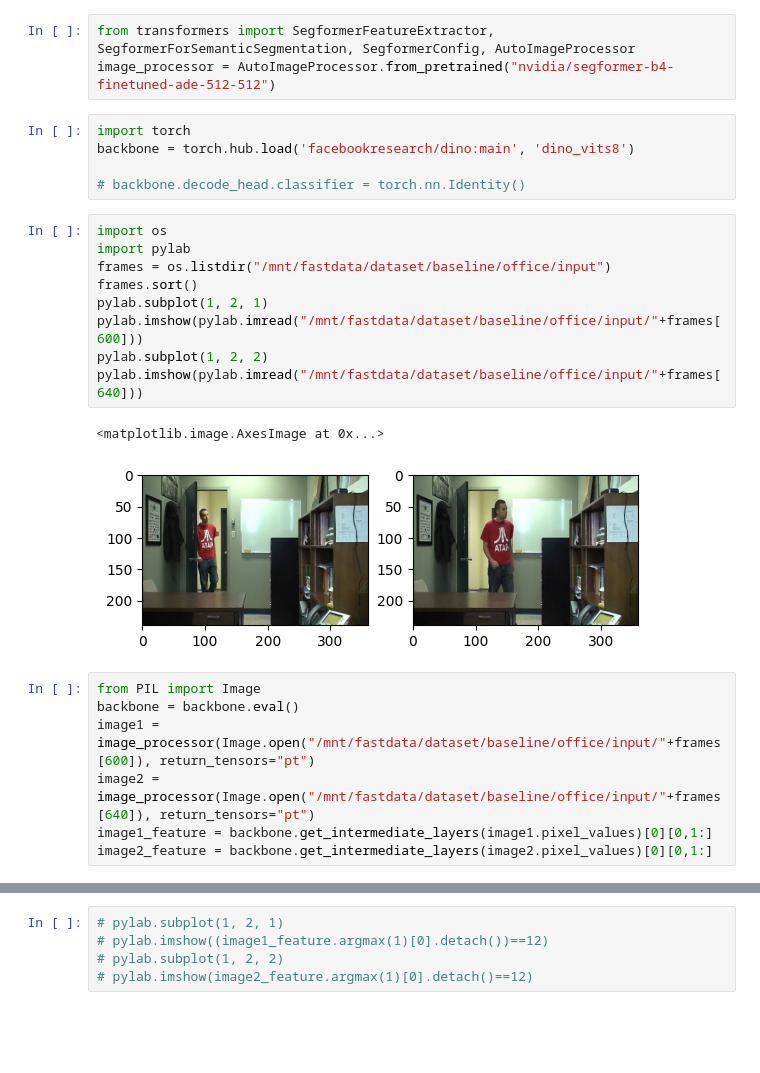
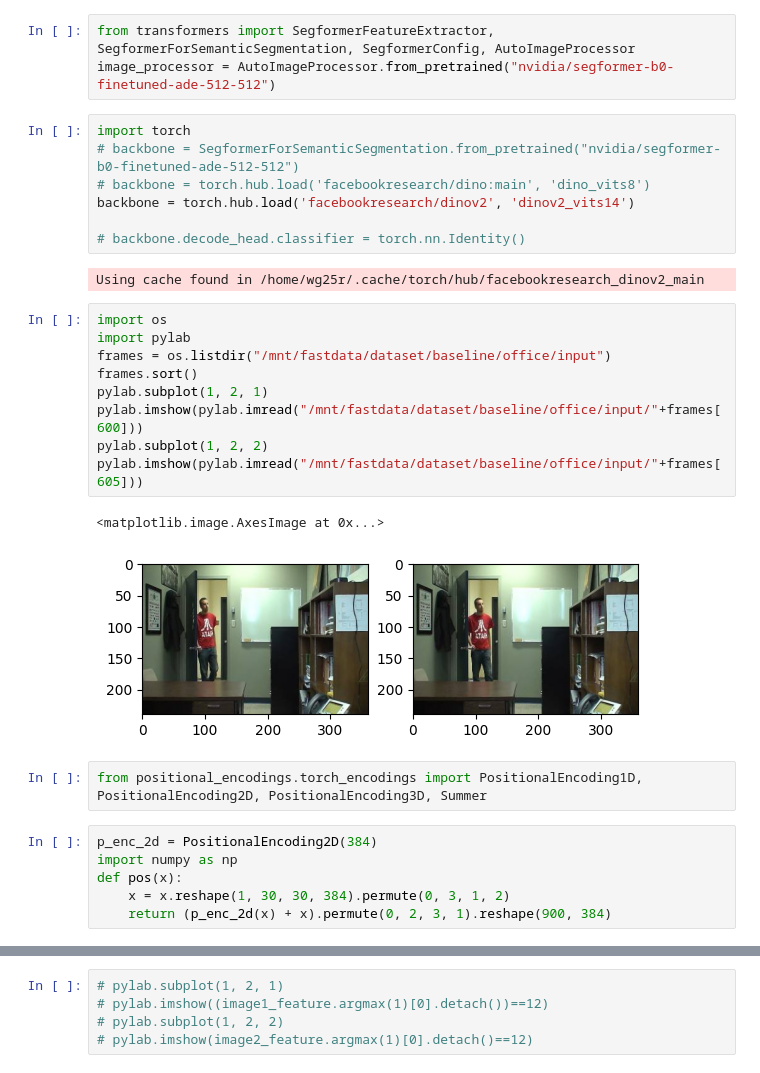
Before and after one commit to weathon/remeow, a Jupyter notebook: flow.ipynb, the cells around one changed output, grey strips where cells are left out. Saved outputs shown, nothing was run; the diff lists cells and outputs as text; blank space fills up the shorter version.

```diff
--- a/flow.ipynb
+++ b/flow.ipynb
@@ -1,27 +1,32 @@
 # %%
 from transformers import SegformerFeatureExtractor, SegformerForSemanticSegmentation, SegformerConfig, AutoImageProcessor
-image_processor = AutoImageProcessor.from_pretrained("nvidia/segformer-b4-finetuned-ade-512-512")
+image_processor = AutoImageProcessor.from_pretrained("nvidia/segformer-b0-finetuned-ade-512-512")
 # %%
 import torch
-backbone = torch.hub.load('facebookresearch/dino:main', 'dino_vits8')
+# backbone = SegformerForSemanticSegmentation.from_pretrained("nvidia/segformer-b0-finetuned-ade-512-512")
+# backbone = torch.hub.load('facebookresearch/dino:main', 'dino_vits8')
+backbone = torch.hub.load('facebookresearch/dinov2', 'dinov2_vits14')
 
 # backbone.decode_head.classifier = torch.nn.Identity()
+# %% [output]
+Using cache found in /home/wg25r/.cache/torch/hub/facebookresearch_dinov2_main
 # %%
 import os
 import pylab
 frames = os.listdir("/mnt/fastdata/dataset/baseline/office/input")
 frames.sort()
 pylab.subplot(1, 2, 1)
 pylab.imshow(pylab.imread("/mnt/fastdata/dataset/baseline/office/input/"+frames[600]))
 pylab.subplot(1, 2, 2)
-pylab.imshow(pylab.imread("/mnt/fastdata/dataset/baseline/office/input/"+frames[640]))
+pylab.imshow(pylab.imread("/mnt/fastdata/dataset/baseline/office/input/"+frames[605]))
 # %% [output]
 <matplotlib.image.AxesImage at 0x...>
-[figure, old version]
+[figure, new version]
-# %%
-from PIL import Image
-backbone = backbone.eval()
-image1 = image_processor(Image.open("/mnt/fastdata/dataset/baseline/office/input/"+frames[600]), return_tensors="pt")
-image2 = image_processor(Image.open("/mnt/fastdata/dataset/baseline/office/input/"+frames[640]), return_tensors="pt")
-image1_feature = backbone.get_intermediate_layers(image1.pixel_values)[0][0,1:]
-image2_feature = backbone.get_intermediate_layers(image2.pixel_values)[0][0,1:]
+# %%
+from positional_encodings.torch_encodings import PositionalEncoding1D, PositionalEncoding2D, PositionalEncoding3D, Summer
+# %%
+p_enc_2d = PositionalEncoding2D(384)
+import numpy as np
+def pos(x):
+    x = x.reshape(1, 30, 30, 384).permute(0, 3, 1, 2)
+    return (p_enc_2d(x) + x).permute(0, 2, 3, 1).reshape(900, 384)
```
Also changed, not shown: parts of 8 cells of this notebook, 14 other files.
